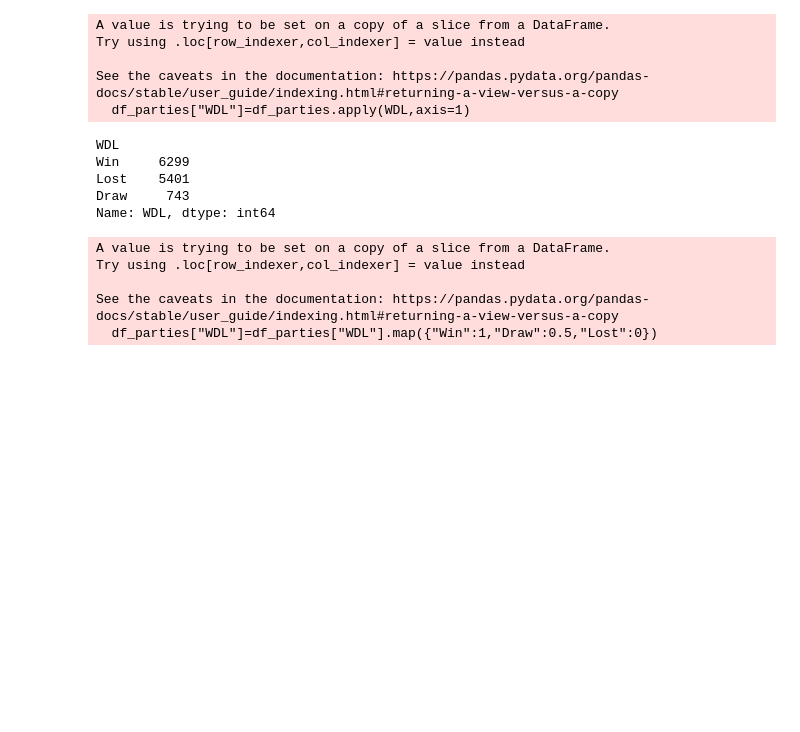
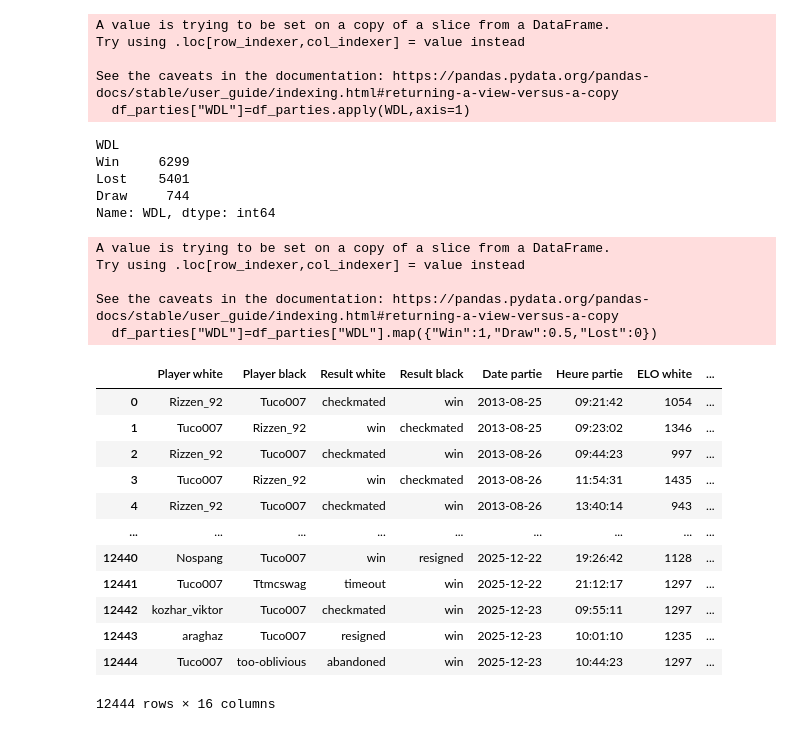
Before and after one commit to Salierimra/Project_Chess_game, a Jupyter notebook: API Chessdotcom.ipynb, the cells around one changed output. Saved outputs shown, nothing was run; the diff lists cells and outputs as text; code cells hidden in the pictures; blank space fills up the shorter version.

```diff
--- a/API Chessdotcom.ipynb
+++ b/API Chessdotcom.ipynb
@@ -122,7 +122,7 @@ response.player
 archive = client.get_player_game_archives(username="Tuco007")#recupere toutes les parties du joueur depuis qu'il a join le site
 archive_json = archive.json #recupere en json
 
-dictionnaire_partie = {'Player white' : [],'Player black' : [],'Result white':[],'Result black':[],'Date partie':[],'Heure partie':[],'ELO white': [], 'ELO black':[],'Opening':[],'Code Opening':[],'Time control':[],'Liste des coups':[]}
+dictionnaire_partie = {'Player white' : [],'Player black' : [],'Result white':[],'Result black':[],'Date partie':[],'Heure partie':[],'ELO white': [], 'ELO black':[],'Opening':[],'Code Opening':[],'Rated':[],'Time control':[],'Liste des coups':[]}
 
 #archive_json : {archives : [games08/2013,08/2013,....]}
 #archive_json[archives] : recupere la liste [games08/2013,08/2013,....]}}
@@ -152,6 +152,8 @@ for j in range(len(all_games)):
     opening_code = extraire_code_opening(all_games[j]['pgn'])
     dictionnaire_partie['Code Opening'].append(opening_code)
 
+    dictionnaire_partie['Rated'].append(all_games[j]['rated'])
+
     dictionnaire_partie['Time control'].append(all_games[j]['time_control'])
 
     startlistecoups = all_games[j]['pgn'].find("]\n\n1.")#trouver l'endroit ou commence la liste des coups dans pgn
@@ -300,7 +304,7 @@ df_parties.groupby(by="WDL",sort=True)["WDL"].count().nlargest()
 WDL
 Win     6299
 Lost    5401
-Draw     743
+Draw     744
 Name: WDL, dtype: int64
 # %%
 #Mapping pour resultat maximilien WDL 1 : victory,0 : lost, 0.5 : draw
@@ -311,3 +315,19 @@ Try using .loc[row_indexer,col_indexer] = value instead
 
 See the caveats in the documentation: https://pandas.pydata.org/pandas-docs/stable/user_guide/indexing.html#returning-a-view-versus-a-copy
   df_parties["WDL"]=df_parties["WDL"].map({"Win":1,"Draw":0.5,"Lost":0})
+# %%
+df_parties
+# %% [output]
+|  | Player white | Player black | Result white | Result black | Date partie | Heure partie | ELO white | ... |
+| 0 | Rizzen_92 | Tuco007 | checkmated | win | 2013-08-25 | 09:21:42 | 1054 | ... |
+| 1 | Tuco007 | Rizzen_92 | win | checkmated | 2013-08-25 | 09:23:02 | 1346 | ... |
+| 2 | Rizzen_92 | Tuco007 | checkmated | win | 2013-08-26 | 09:44:23 | 997 | ... |
+| 3 | Tuco007 | Rizzen_92 | win | checkmated | 2013-08-26 | 11:54:31 | 1435 | ... |
+| 4 | Rizzen_92 | Tuco007 | checkmated | win | 2013-08-26 | 13:40:14 | 943 | ... |
+| ... | ... | ... | ... | ... | ... | ... | ... | ... |
+| 12440 | Nospang | Tuco007 | win | resigned | 2025-12-22 | 19:26:42 | 1128 | ... |
+| 12441 | Tuco007 | Ttmcswag | timeout | win | 2025-12-22 | 21:12:17 | 1297 | ... |
+| 12442 | kozhar_viktor | Tuco007 | checkmated | win | 2025-12-23 | 09:55:11 | 1297 | ... |
+| 12443 | araghaz | Tuco007 | resigned | win | 2025-12-23 | 10:01:10 | 1235 | ... |
+| 12444 | Tuco007 | too-oblivious | abandoned | win | 2025-12-23 | 10:44:23 | 1297 | ... |
+12444 rows × 16 columns
```
Also changed, not shown: parts of 3 cells of this notebook.
